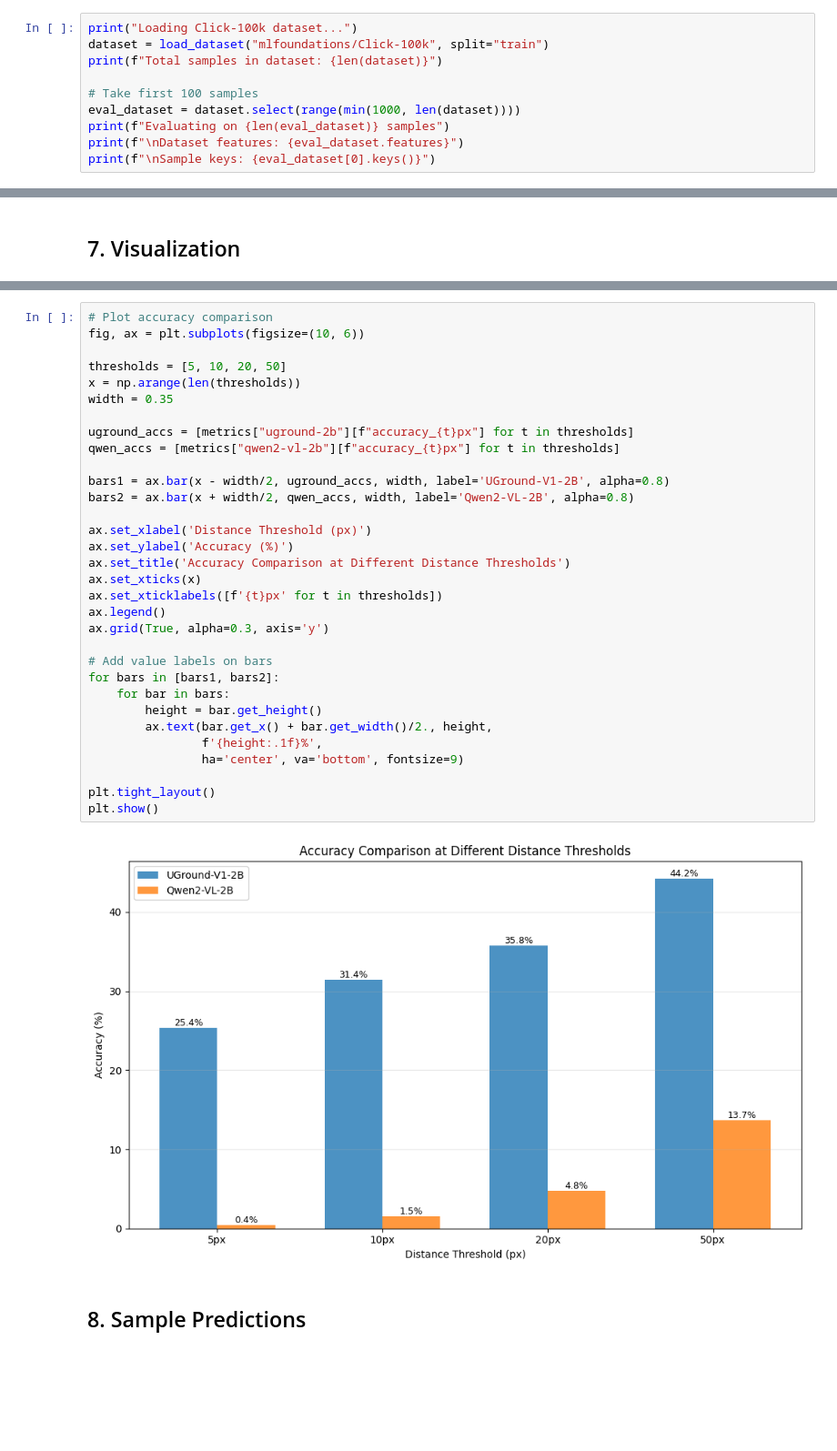
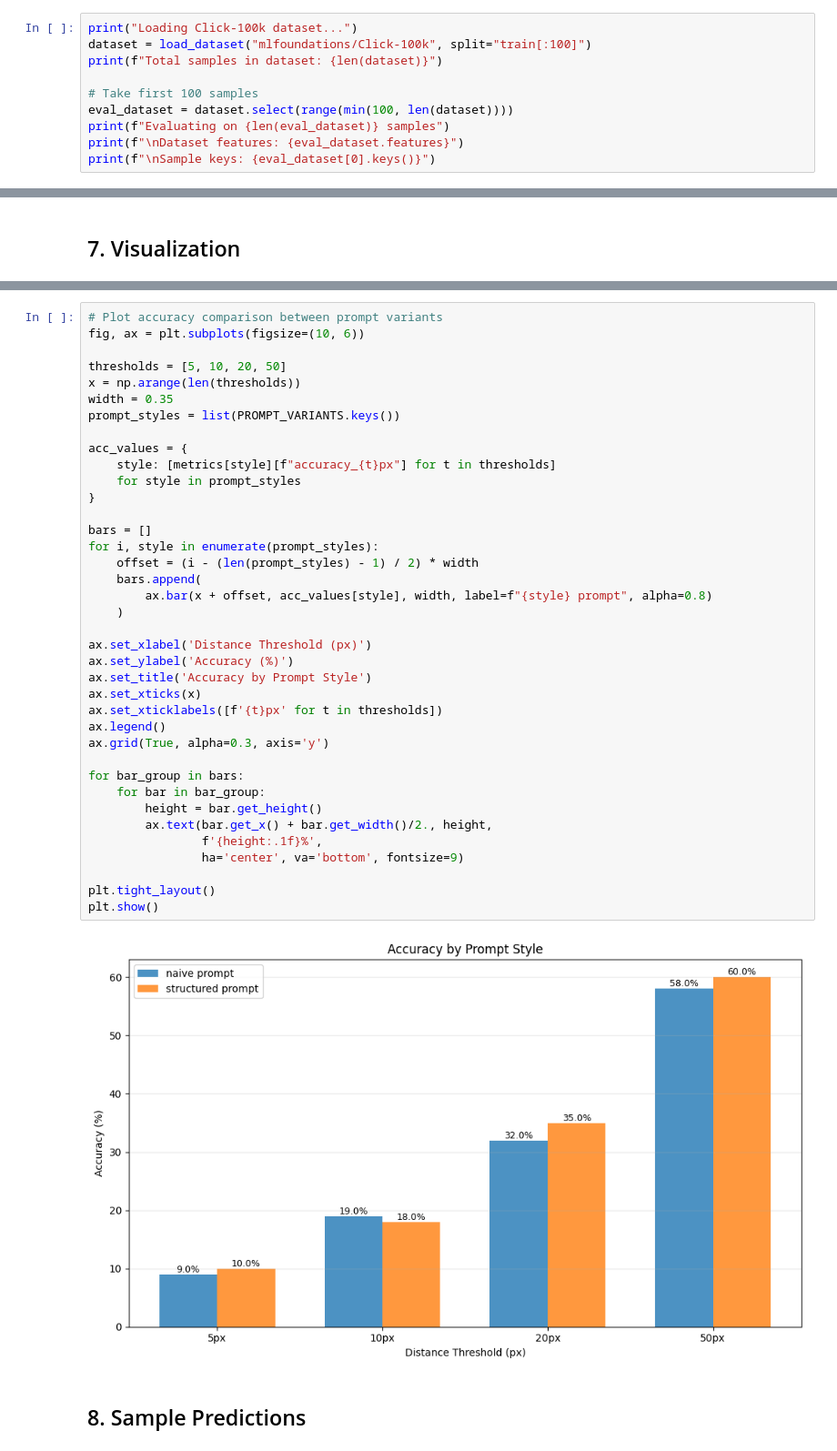
Before and after one commit to Yr-Nemsis/CSE291A_ECUA3, a Jupyter notebook: src/ecua/uground_qwen_click100k_eval.ipynb, the cells around one changed output, grey strips where cells are left out. Shown: that part at 91% size. Cells and saved outputs as stored; diff of their text form; blank space fills up the shorter version.

```diff
--- a/src/ecua/uground_qwen_click100k_eval.ipynb
+++ b/src/ecua/uground_qwen_click100k_eval.ipynb
@@ -306,11 +260,11 @@ def bbox_to_center(bbox: List[int]) -> Tuple[int, int]:
 ## 3. Load Click-100k Dataset
 # %%
 print("Loading Click-100k dataset...")
-dataset = load_dataset("mlfoundations/Click-100k", split="train")
+dataset = load_dataset("mlfoundations/Click-100k", split="train[:100]")
 print(f"Total samples in dataset: {len(dataset)}")
 
 # Take first 100 samples
-eval_dataset = dataset.select(range(min(1000, len(dataset))))
+eval_dataset = dataset.select(range(min(100, len(dataset))))
 print(f"Evaluating on {len(eval_dataset)} samples")
 print(f"\nDataset features: {eval_dataset.features}")
 print(f"\nSample keys: {eval_dataset[0].keys()}")
@@ -660,37 +519,43 @@ plt.show()
 # %%
-# Plot accuracy comparison
+# Plot accuracy comparison between prompt variants
 fig, ax = plt.subplots(figsize=(10, 6))
 
 thresholds = [5, 10, 20, 50]
 x = np.arange(len(thresholds))
 width = 0.35
+prompt_styles = list(PROMPT_VARIANTS.keys())
 
-uground_accs = [metrics["uground-2b"][f"accuracy_{t}px"] for t in thresholds]
-qwen_accs = [metrics["qwen2-vl-2b"][f"accuracy_{t}px"] for t in thresholds]
+acc_values = {
+    style: [metrics[style][f"accuracy_{t}px"] for t in thresholds]
+    for style in prompt_styles
+}
 
-bars1 = ax.bar(x - width/2, uground_accs, width, label='UGround-V1-2B', alpha=0.8)
-bars2 = ax.bar(x + width/2, qwen_accs, width, label='Qwen2-VL-2B', alpha=0.8)
+bars = []
+for i, style in enumerate(prompt_styles):
+    offset = (i - (len(prompt_styles) - 1) / 2) * width
+    bars.append(
+        ax.bar(x + offset, acc_values[style], width, label=f"{style} prompt", alpha=0.8)
+    )
 
 ax.set_xlabel('Distance Threshold (px)')
 ax.set_ylabel('Accuracy (%)')
-ax.set_title('Accuracy Comparison at Different Distance Thresholds')
+ax.set_title('Accuracy by Prompt Style')
 ax.set_xticks(x)
 ax.set_xticklabels([f'{t}px' for t in thresholds])
 ax.legend()
 ax.grid(True, alpha=0.3, axis='y')
 
-# Add value labels on bars
-for bars in [bars1, bars2]:
-    for bar in bars:
+for bar_group in bars:
+    for bar in bar_group:
         height = bar.get_height()
         ax.text(bar.get_x() + bar.get_width()/2., height,
                 f'{height:.1f}%',
                 ha='center', va='bottom', fontsize=9)
 
 plt.tight_layout()
 plt.show()
 # %% [output]
-[figure, old version]
+[figure, new version]
 # %% [markdown]
 ## 8. Sample Predictions
 # %%
```
Also changed, not shown: parts of 18 cells of this notebook, 1 other file.
